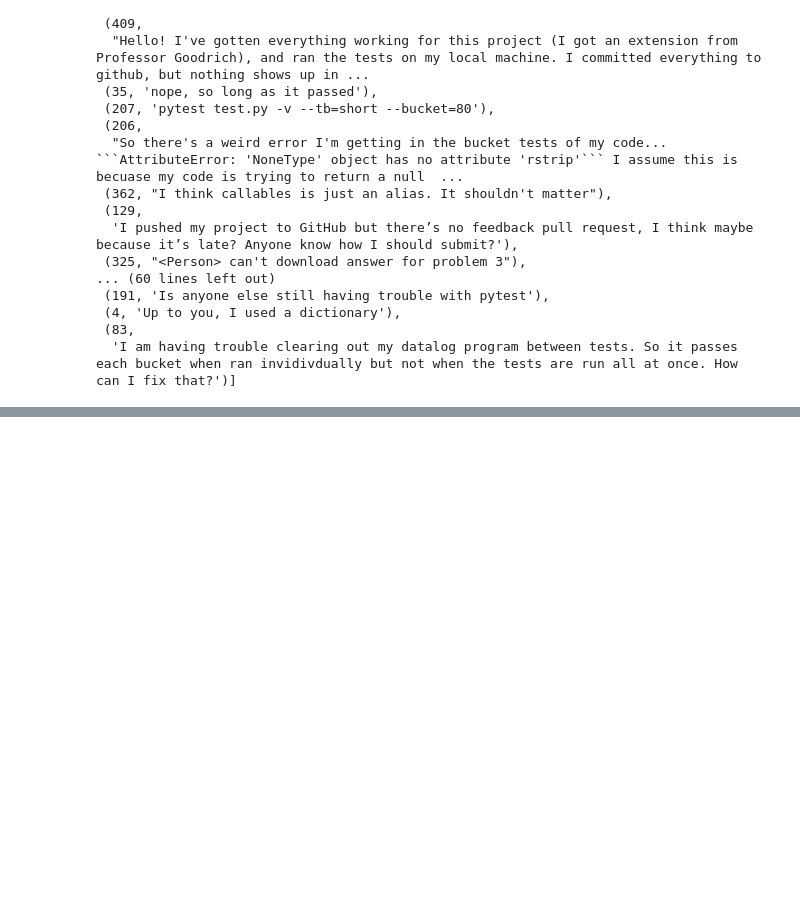
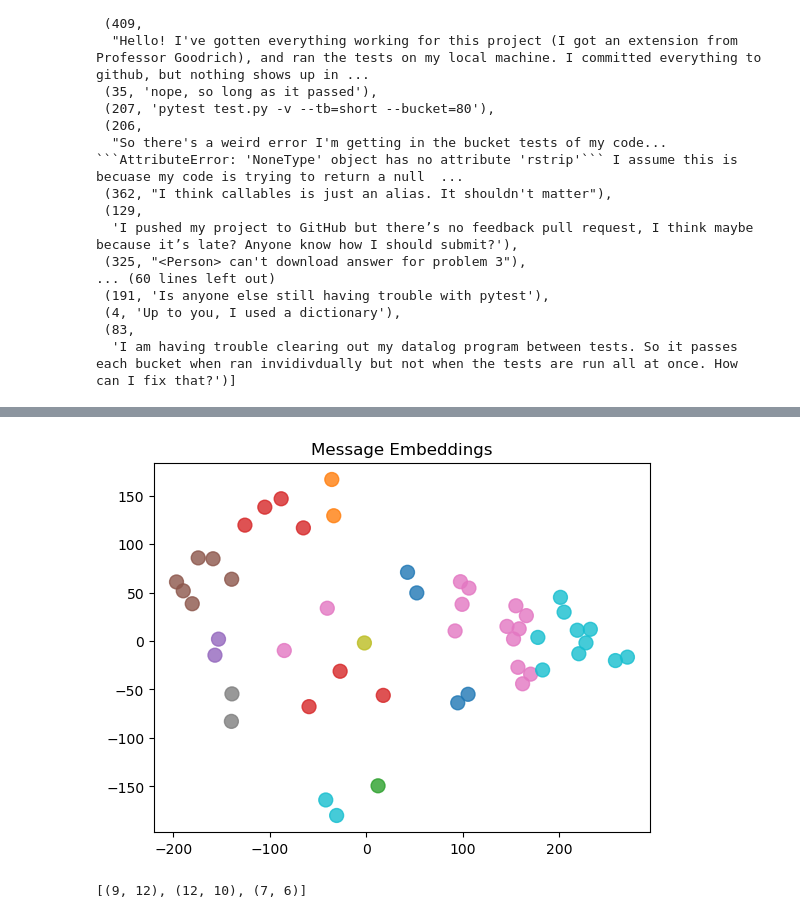
Before and after one commit to ethanp55/network_science, a Jupyter notebook: final_project_with_messages.ipynb, the cells around one changed output, grey strips where cells are left out. Cells and saved outputs as stored; diff of their text form; code cells hidden in the pictures; blank space fills up the shorter version.

```diff
--- a/final_project_with_messages.ipynb
+++ b/final_project_with_messages.ipynb
@@ -724,0 +864,8 @@ hand_labels = {240: 0, 409: 4, 35: 1, 207: 2, 206: 3, 362: 1, 129: 7, 325: 4, 29
+# %%
+show_message_embeddings_communities(student_message_embeddings, kmeans, n_clusters=k)
+# %% [output]
+[figure, added]
+# %%
+print_cluster_counts(kmeans, student_message_indices, 3)
+# %% [output]
+[(9, 12), (12, 10), (7, 6)]
```
Also changed, not shown: parts of 59 cells of this notebook.
